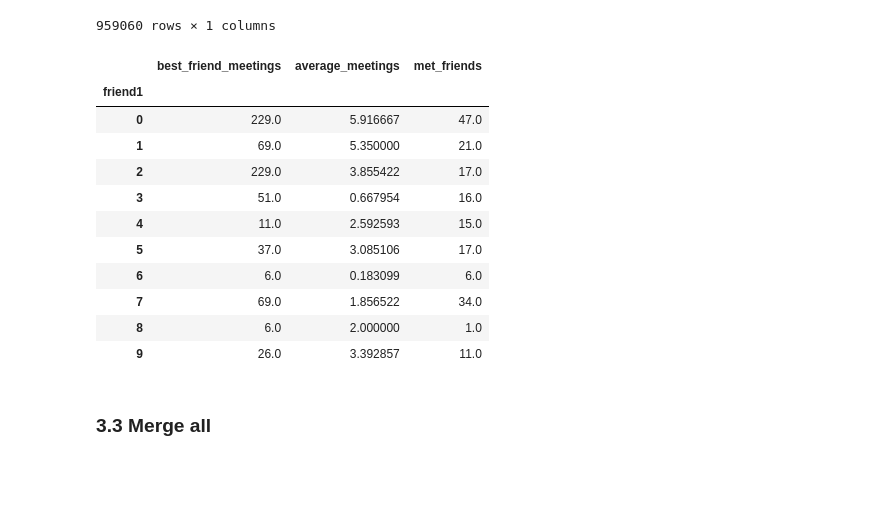
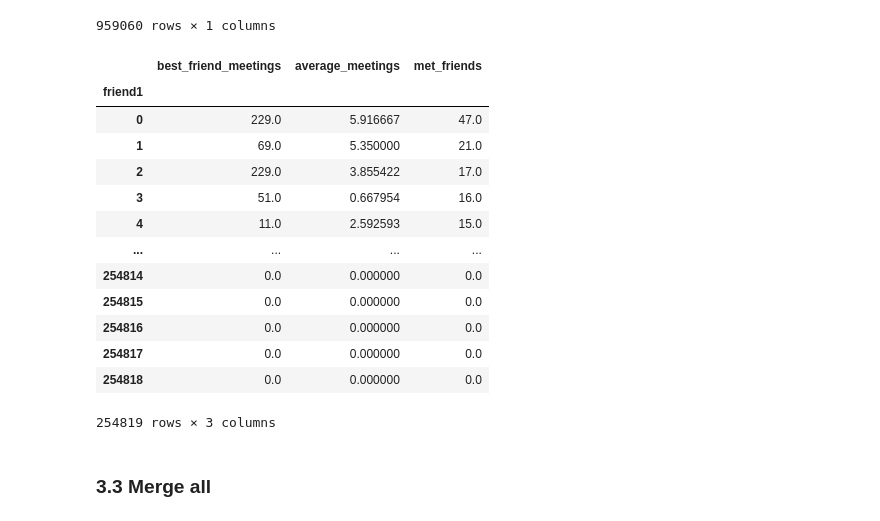
Before and after one commit to asreva/ada-2020-project-milestone-p3-p3_ada-dream-team, a Jupyter notebook: friendship_and_home_position.ipynb, the cells around one changed output. Cells and saved outputs as stored; diff of their text form; code cells hidden in the pictures; blank space fills up the shorter version.

```diff
--- a/friendship_and_home_position.ipynb
+++ b/friendship_and_home_position.ipynb
@@ -84,7 +78,7 @@ SEPARATOR = "\t"
 CHECKIN_COLUMNS_NAME = ["user", "check-in time", "latitude", "longitude", "location id"]
 EDGE_COLUMNS_NAME = ["friend1", "friend2"]
 #Extract dataframe from .txt.gz (tabulated separated without header)
-user = "IDS"
+user = "ANDRES"
 if user == "ANDRES":
     gowalla_edges = pd.read_csv(PATH+"Gowalla_edges.csv", sep=SEPARATOR, header = None, names = EDGE_COLUMNS_NAME)
     gowalla_checkins = pd.read_csv(PATH+"Gowalla_totalCheckins.csv", sep=SEPARATOR, header = None, names = CHECKIN_COLUMNS_NAME)
@@ -901,37 +957,39 @@ edges_tmp = edges.set_index(["friend1", "friend2"])
 # %%
 #infer friendship quality features from meetings:
 #gowalla
 friend_meetings = edges_tmp.join(nb_meetings, on = ["friend1", "friend2"])
 friend_meetings = friend_meetings.fillna(0)
 
 friend_q = friend_meetings.groupby("friend1").max()
 friend_q = friend_q.rename(columns = {"meetings":"best_friend_meetings"})
 friend_q["average_meetings"] =  friend_meetings.groupby("friend1").mean().meetings
 
 met_friends = friend_meetings[friend_meetings["meetings"] > 0].groupby("friend1").count()
 met_friends = met_friends.rename(columns = {"meetings": "met_friends"})
 
 friend_q["met_friends"] = met_friends["met_friends"]
 
 friend_q = friend_q.fillna(0)
 
 friend_q = friend_q[["best_friend_meetings","average_meetings","met_friends"]]
 
 #Example
-friend_q.head(10)
+friend_q
 # %% [output]
 |  | best_friend_meetings | average_meetings | met_friends |
 | friend1 |  |  |  |
 | 0 | 229.0 | 5.916667 | 47.0 |
 | 1 | 69.0 | 5.350000 | 21.0 |
 | 2 | 229.0 | 3.855422 | 17.0 |
 | 3 | 51.0 | 0.667954 | 16.0 |
 | 4 | 11.0 | 2.592593 | 15.0 |
-| 5 | 37.0 | 3.085106 | 17.0 |
-| 6 | 6.0 | 0.183099 | 6.0 |
-| 7 | 69.0 | 1.856522 | 34.0 |
-| 8 | 6.0 | 2.000000 | 1.0 |
-| 9 | 26.0 | 3.392857 | 11.0 |
+| ... | ... | ... | ... |
+| 254814 | 0.0 | 0.000000 | 0.0 |
+| 254815 | 0.0 | 0.000000 | 0.0 |
+| 254816 | 0.0 | 0.000000 | 0.0 |
+| 254817 | 0.0 | 0.000000 | 0.0 |
+| 254818 | 0.0 | 0.000000 | 0.0 |
+254819 rows × 3 columns
 # %% [markdown]
 ### 3.3 Merge all
 # %% [markdown]
```
Also changed, not shown: parts of 56 cells of this notebook.
